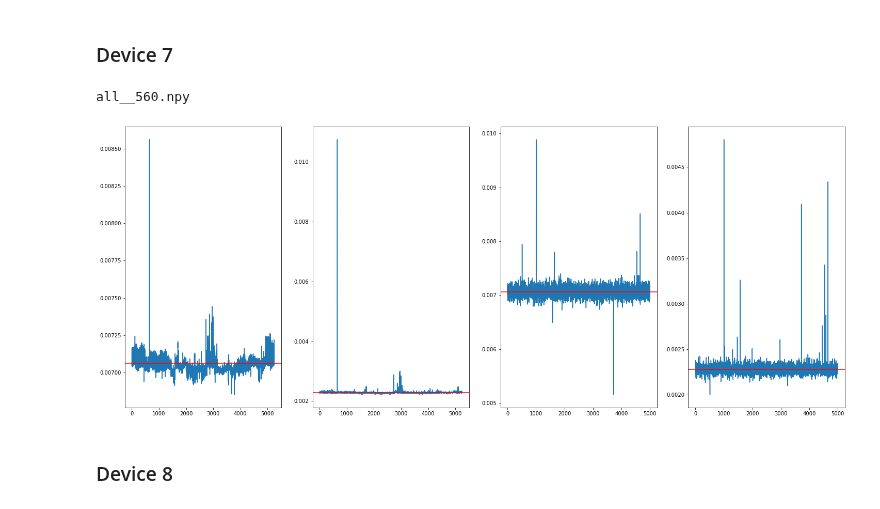
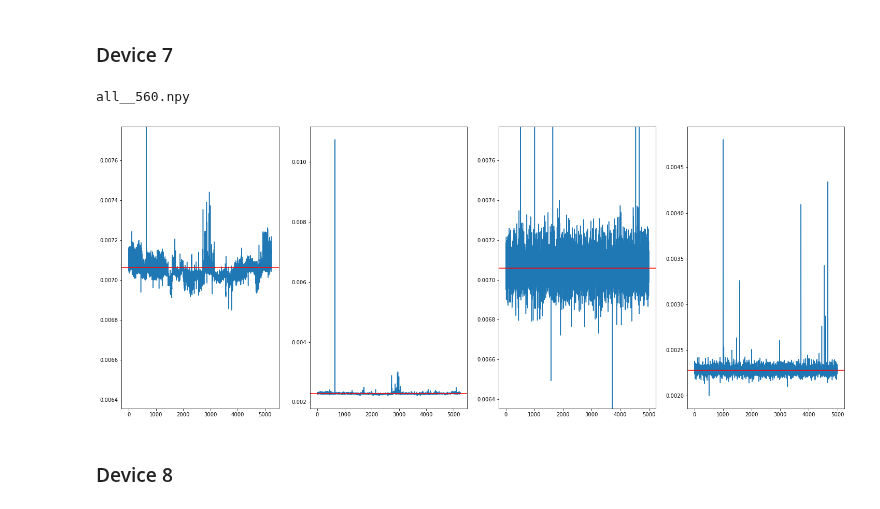
Before and after one commit to axelzedigh/MasterThesisResults, a Jupyter notebook: notebooks/Trace_visualization.ipynb, the cells around one changed output. Saved outputs shown, nothing was run; the diff lists cells and outputs as text; code cells hidden in the pictures.

```diff
--- a/notebooks/Trace_visualization.ipynb
+++ b/notebooks/Trace_visualization.ipynb
@@ -15,2 +10,0 @@ project_dir = os.getenv("MASTER_THESIS_RESULTS")
-# %%
-raw_data_dir = os.path.join(os.getenv("MASTERTHESISTOP"), "datasets/last_round_aes/testing_data/testing_trace_15m")
@@ -71,46 +67,9 @@ plt.show()
 # %% [markdown]
 ### Device 7
-# %%
-all_avg = []
-all_std = []
-all__traces = [x for x in np.array(os.listdir(d7_original_data)) if x[0:3] == "all"]
-for i in all__traces:
-    trace = np.load(os.path.join(d7_original_data, i))
-    if len(trace) == 0:
-        print(i)
-        continue
-    all_avg.append(trace.mean())
-    all_std.append(trace.std())
-all_avg = np.array(all_avg)
-all_std = np.array(all_std)
-
-data = np.load(os.path.join(d7_data, "traces.npy"))
-data_mean = []
-data_std = []
-for i in range(len(data)):
-    trace = data[i]
-    data_mean.append(trace.mean())
-    data_std.append(trace.std())
-data_mean = np.array(data_mean)
-data_std = np.array(data_std)
-
-plt.figure(figsize=(25,10))
-plt.subplot(1,4,1)
-plt.plot(all_avg)
-plt.axhline(y=all_avg.mean(), color='r', linestyle='-')
-plt.ylim(all_avg.mean()*0.9,all_avg.mean()*1.1)
-plt.subplot(1,4,2)
-plt.plot(all_std)
-plt.axhline(y=all_std.mean(), color='r', linestyle='-')
-plt.subplot(1,4,3)
-plt.plot(data_mean)
-plt.axhline(y=data_mean.mean(), color='r', linestyle='-')
-plt.subplot(1,4,4)
-plt.plot(data_std)
-plt.axhline(y=data_std.mean(), color='r', linestyle='-')
-plt.show()
-# %% [output]
-all__560.npy
-[figure, removed]
+# %%
+plot_traces__width("Wang_2021", "office_corridor", 15, 7)
+# %% [output]
+all__560.npy
+[figure, added]
 # %% [markdown]
 ### Device 8
```
Also changed, not shown: parts of 34 cells of this notebook, 1 other file.
